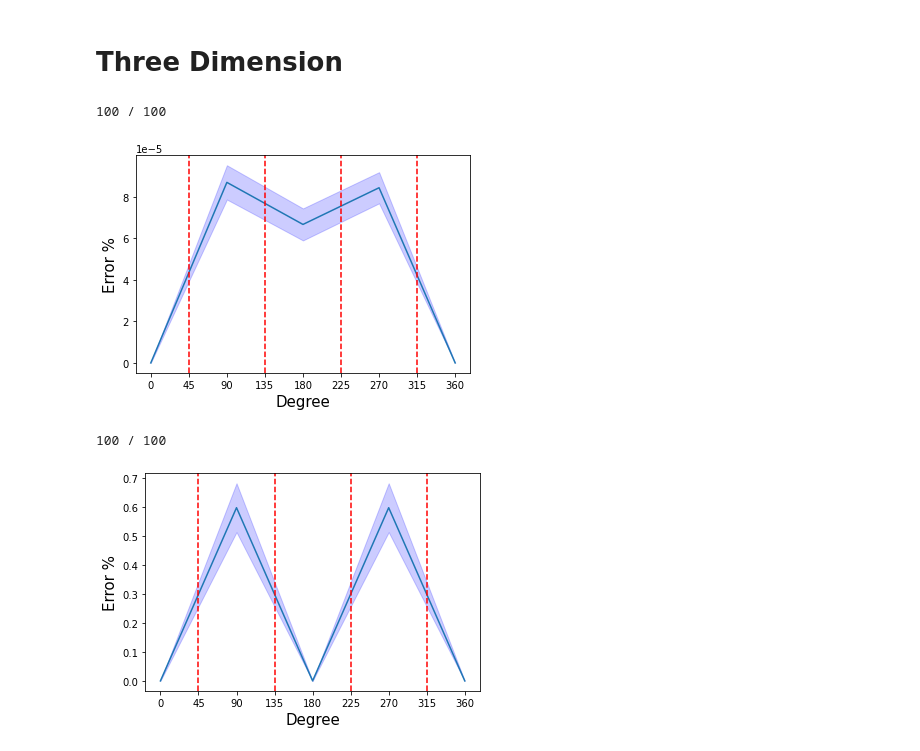
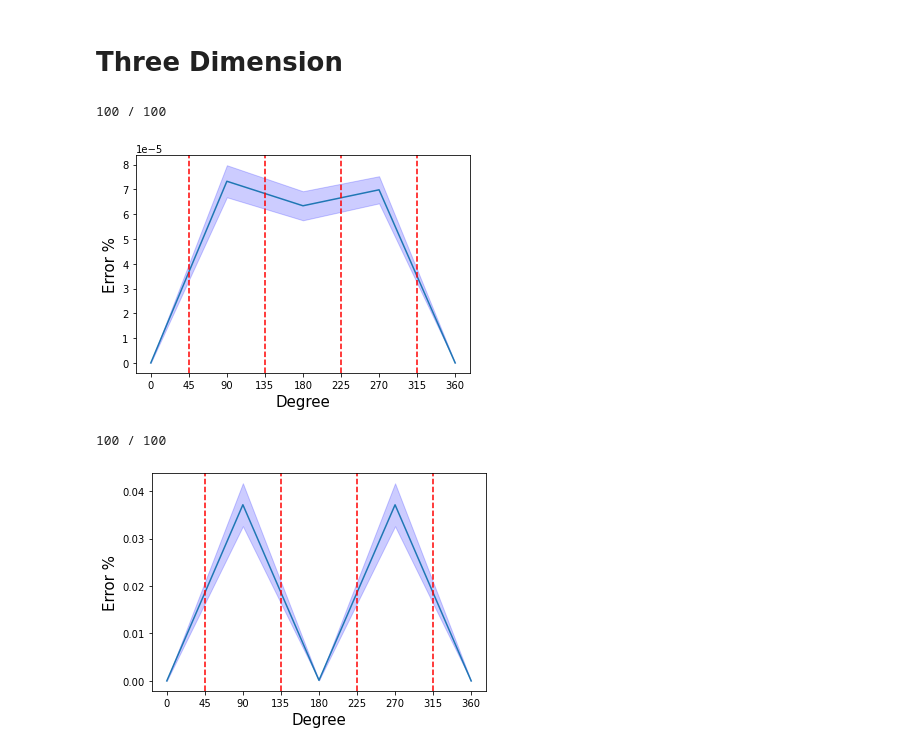
Before and after one commit to SoumyabrataKundu/Steerable, a Jupyter notebook: Equivariance.ipynb, the cells around one changed output. Drawn from its saved outputs; the diff is of its cells as text; code cells hidden in the pictures.

```diff
--- a/Equivariance.ipynb
+++ b/Equivariance.ipynb
@@ -97,34 +97,33 @@ check_equivariance(model, dataset, lambda x, degree:snn.rotate_image(x, degree))
 # %%
 # Model
 class Model(torch.nn.Module):
     def __init__(self) -> None:
         super().__init__()
         n_radius = 2
-        n_angle = 40
+        n_angle = 128
 
         self.network = torch.nn.Sequential(
             snn.SE3Conv(1, [2,3], 3, n_radius=n_radius, n_angle=n_angle, padding='same'),
             snn.SE3NormNonLinearity([2,3]),
             snn.SE3Conv([2,3], [4,5], 3, n_radius=n_radius, n_angle=n_angle, padding='same'),
             snn.SE3BatchNorm(),
 
             snn.SE3AvgPool(4),
 
             snn.SE3Conv([4, 5], [4, 5], 8, n_radius=n_radius, n_angle=n_angle),
-
             snn.SE3NormFlatten()
         )
 
     def forward(self,x):
         return self.network(x.type(torch.cfloat))
 
 # Check Equivariance
 model = Model().to(device)
 dataset = GaussianDataset(size =(1,32,32,32))
 check_equivariance(model, dataset, lambda x,degree:snn.rotate_image(x, (degree,0,0))) # rotation about z-axis
 check_equivariance(model, dataset, lambda x,degree:snn.rotate_image(x, (0,degree,0))) # rotation about y-axis
 # %% [output]
 100 / 100
-[figure, old version]
+[figure, new version]
 100 / 100
-[figure, old version]
+[figure, new version]
```
Also changed, not shown: parts of 1 cell of this notebook, 3 other files.
